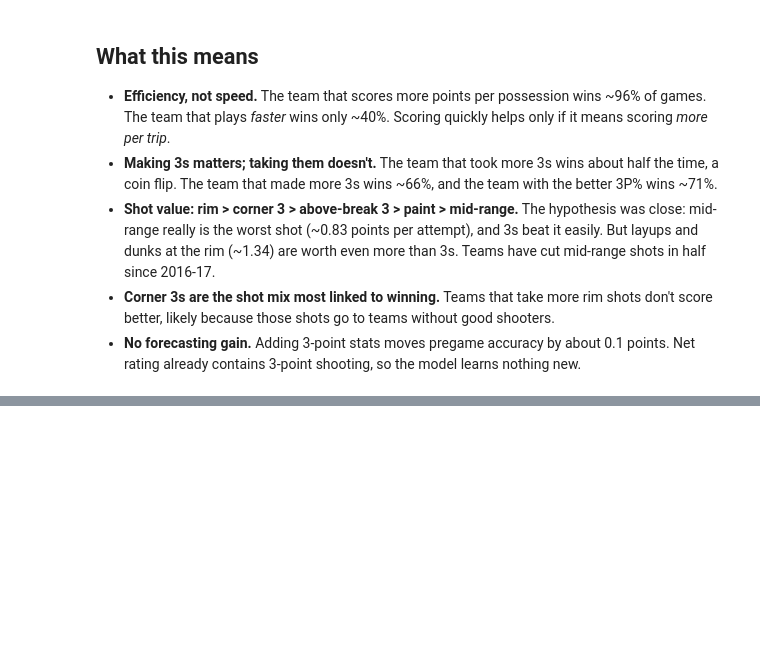
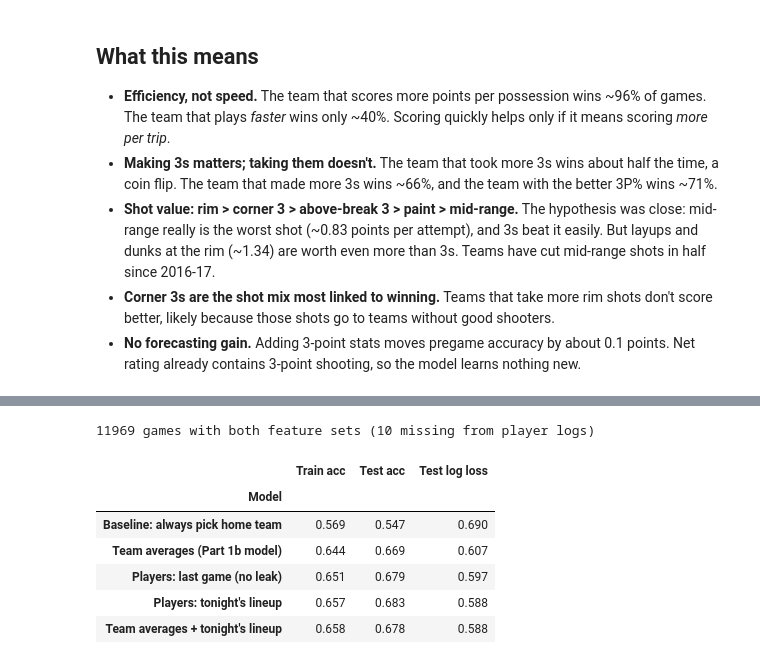
Before and after one commit to QYang5917/nba-win-predictors, a Jupyter notebook: notebooks/analysis.ipynb, the cells around one changed output, grey strips where cells are left out. Drawn from its saved outputs; the diff is of its cells as text; code cells hidden in the pictures; blank space fills up the shorter version.

```diff
--- a/notebooks/analysis.ipynb
+++ b/notebooks/analysis.ipynb
@@ -409,0 +420,30 @@ pd.Series({'Current pregame model': test_acc(PRE),
+# %%
+from sklearn.metrics import log_loss
+ps = pd.read_csv('../data/processed/player_strength_features.csv').drop(columns='SEASON')
+d = pre.merge(ps, on='GAME_ID')
+dtr, dte = d[~d.SEASON.isin(TEST_SEASONS)], d[d.SEASON.isin(TEST_SEASONS)]
+print(f'{len(d)} games with both feature sets ({len(pre) - len(d)} missing from player logs)')
+
+candidates = {
+    'Team averages (Part 1b model)': PRE,
+    'Players: last game (no leak)': ['LAST_GAME_STRENGTH_DIFF', 'REST_DAYS_DIFF'],
+    "Players: tonight's lineup": ['PLAYER_STRENGTH_DIFF', 'REST_DAYS_DIFF'],
+    "Team averages + tonight's lineup": PRE + ['PLAYER_STRENGTH_DIFF'],
+}
+rows = [('Baseline: always pick home team', (dtr.WIN == 1).mean(), (dte.WIN == 1).mean(),
+         log_loss(dte.WIN, np.full(len(dte), dtr.WIN.mean())))]
+for name, cols in candidates.items():
+    mdl = make_pipeline(StandardScaler(), LogisticRegression(max_iter=2000)).fit(dtr[cols], dtr.WIN)
+    prob = mdl.predict_proba(dte[cols])[:, 1]
+    rows.append((name, mdl.score(dtr[cols], dtr.WIN), ((prob > 0.5) == dte.WIN).mean(), log_loss(dte.WIN, prob)))
+player_results = pd.DataFrame(rows, columns=['Model', 'Train acc', 'Test acc', 'Test log loss']).set_index('Model')
+player_results.round(3)
+# %% [output]
+11969 games with both feature sets (10 missing from player logs)
+|  | Train acc | Test acc | Test log loss |
+| Model |  |  |  |
+| Baseline: always pick home team | 0.569 | 0.547 | 0.690 |
+| Team averages (Part 1b model) | 0.644 | 0.669 | 0.607 |
+| Players: last game (no leak) | 0.651 | 0.679 | 0.597 |
+| Players: tonight's lineup | 0.657 | 0.683 | 0.588 |
+| Team averages + tonight's lineup | 0.658 | 0.678 | 0.588 |
```
Also changed, not shown: parts of 5 cells of this notebook, 4 other files.
